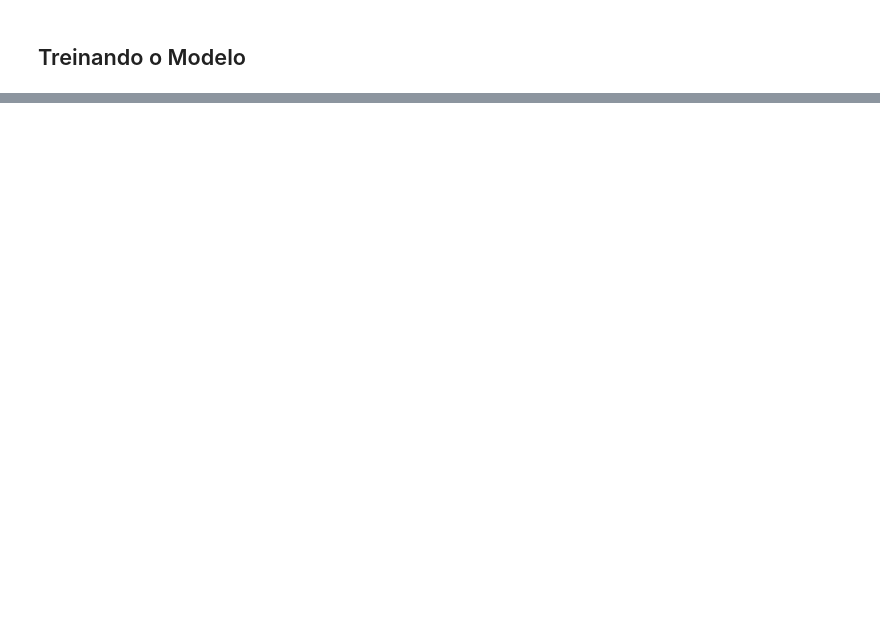
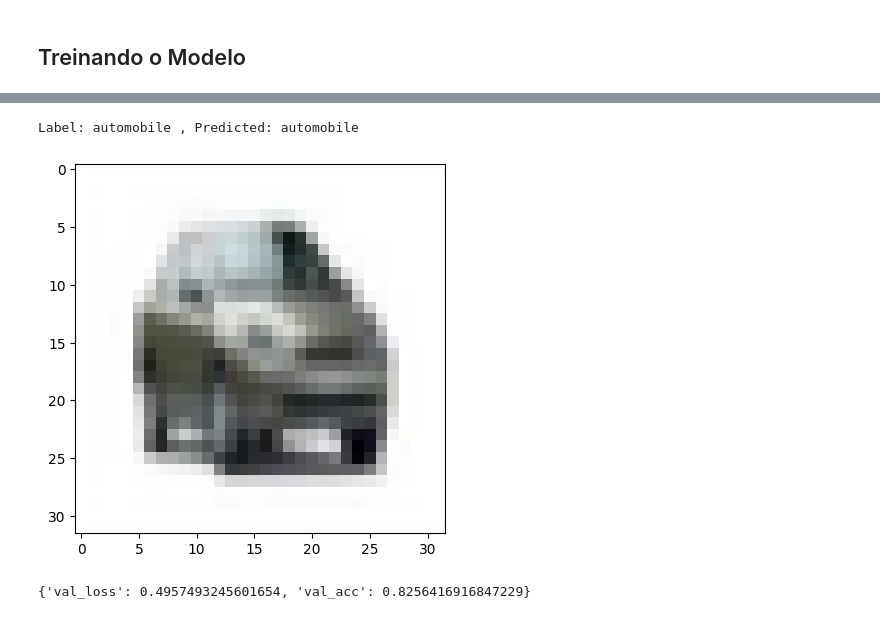
Before and after one commit to HGottschall/ZeroToGans, a Jupyter notebook: 05_Image_Classification_CNN.ipynb, the cells around one changed output, grey strips where cells are left out. Drawn from its saved outputs; the diff is of its cells as text; code cells hidden in the pictures; blank space fills up the shorter version.

```diff
--- a/05_Image_Classification_CNN.ipynb
+++ b/05_Image_Classification_CNN.ipynb
@@ -162,8 +160,8 @@ simple_model = nn.Sequential(
     nn.MaxPool2d(2, 2) # (N, 8, 32, 32) -> (N, 8, 16, 16)
 )
 # %%
-for images, labels in train_dl:
-    print("images.shape:", images.shape)
-    out = simple_model(images)
-    print("out.shape:", out.shape)
-    break
+# for images, labels in train_dl:
+#     print("images.shape:", images.shape)
+#     out = simple_model(images)
+#     print("out.shape:", out.shape)
+#     break
@@ -357,0 +383,23 @@ opt_func = torch.optim.Adam
+# %%
+def predict_image(img, model):
+    # Converter em um tensor
+    xb = to_device(img.unsqueeze(0), device)
+    # Obter previsão de tensor
+    yb = model(xb)
+    # Escolher o rótulo com maior probabilidade
+    _, preds = torch.max(yb, dim=1)
+    # Obter o rótulo
+    return dataset.classes[preds[0].item()]
+# %%
+img, label = dataset[6153]
+plt.imshow(img.permute(1, 2, 0))
+print("Label:", dataset.classes[label], ", Predicted:", predict_image(img, model))
+# %% [output]
+Label: automobile , Predicted: automobile
+[figure, added]
+# %%
+test_loader = DeviceDataLoader(DataLoader(dataset, BATCH_SIZE * 2), device)
+result = evaluate(model, test_loader)
+result
+# %% [output]
+{'val_loss': 0.4957493245601654, 'val_acc': 0.8256416916847229}
```
Also changed, not shown: parts of 13 cells of this notebook.
